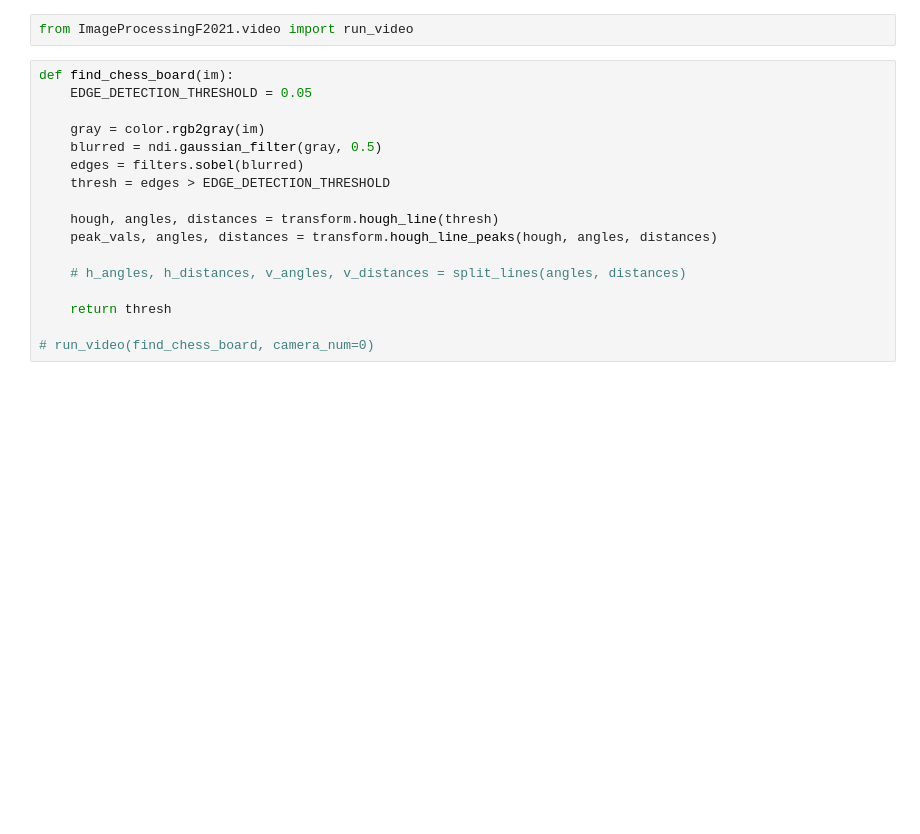
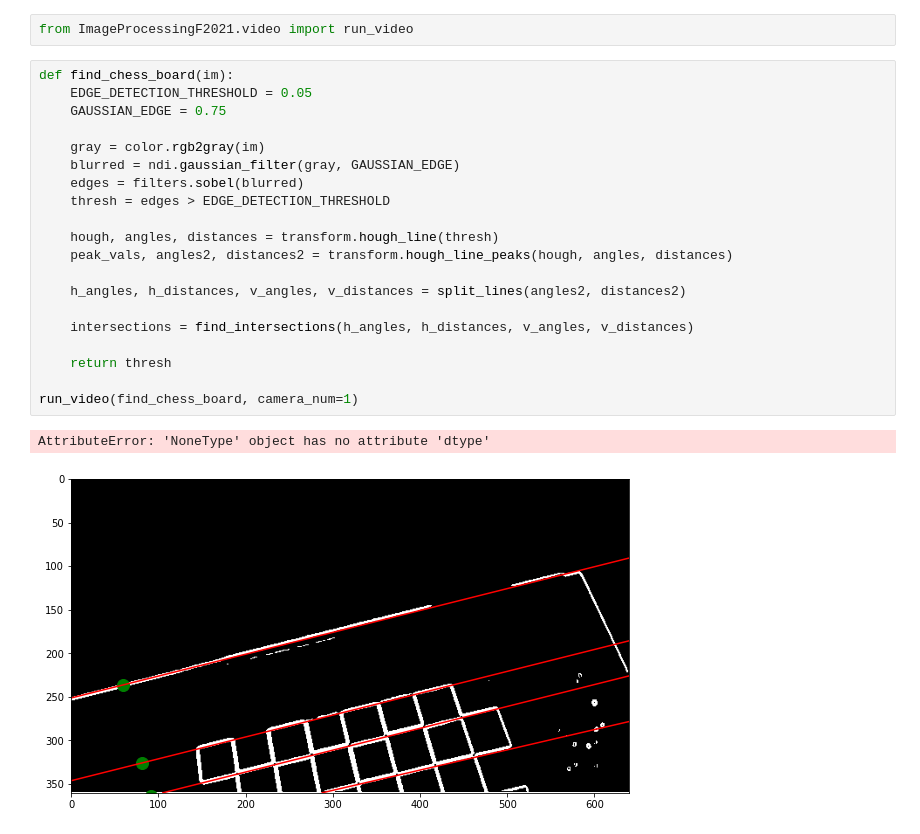
Before and after one commit to tniyer2/chess_image_detection, a Jupyter notebook: chess_detection.ipynb, the cells around one changed output. Saved outputs shown, nothing was run; the diff lists cells and outputs as text; blank space fills up the shorter version.

```diff
--- a/chess_detection.ipynb
+++ b/chess_detection.ipynb
@@ -226,17 +242,23 @@ from ImageProcessingF2021.video import run_video
 # %%
 def find_chess_board(im):
     EDGE_DETECTION_THRESHOLD = 0.05
+    GAUSSIAN_EDGE = 0.75
 
     gray = color.rgb2gray(im)
-    blurred = ndi.gaussian_filter(gray, 0.5)
+    blurred = ndi.gaussian_filter(gray, GAUSSIAN_EDGE)
     edges = filters.sobel(blurred)
     thresh = edges > EDGE_DETECTION_THRESHOLD
 
     hough, angles, distances = transform.hough_line(thresh)
-    peak_vals, angles, distances = transform.hough_line_peaks(hough, angles, distances)
+    peak_vals, angles2, distances2 = transform.hough_line_peaks(hough, angles, distances)
 
-    # h_angles, h_distances, v_angles, v_distances = split_lines(angles, distances)
+    h_angles, h_distances, v_angles, v_distances = split_lines(angles2, distances2)
+
+    intersections = find_intersections(h_angles, h_distances, v_angles, v_distances)
 
     return thresh
 
-# run_video(find_chess_board, camera_num=0)
+run_video(find_chess_board, camera_num=1)
+# %% [output]
+AttributeError: 'NoneType' object has no attribute 'dtype'
+[figure, added]
```
Also changed, not shown: parts of 3 cells of this notebook.
